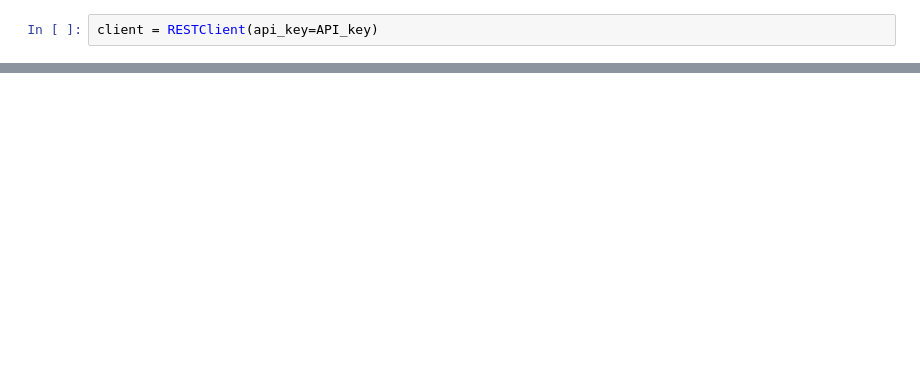
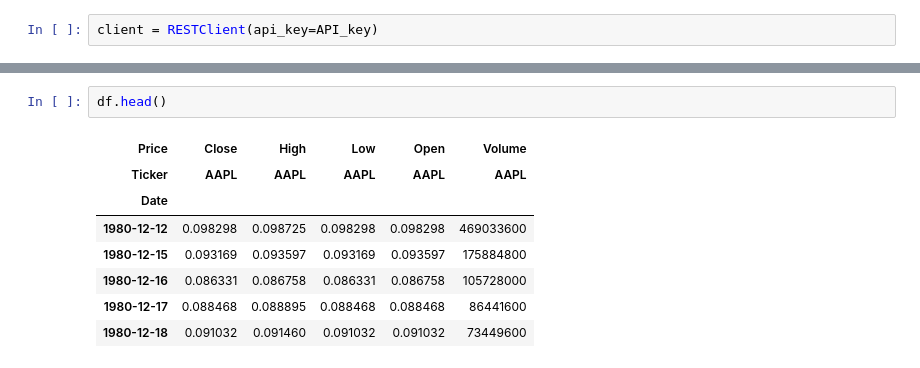
Before and after one commit to kumarbyes/project_stock_analysis, a Jupyter notebook: polygon_api/querying_polygon.ipynb, the cells around one changed output, grey strips where cells are left out. Cells and saved outputs as stored; diff of their text form; blank space fills up the shorter version.

```diff
--- a/polygon_api/querying_polygon.ipynb
+++ b/polygon_api/querying_polygon.ipynb
@@ -43,0 +52,11 @@ df.tail()
+# %%
+df.head()
+# %% [output]
+| Price | Close | High | Low | Open | Volume |
+| Ticker | AAPL | AAPL | AAPL | AAPL | AAPL |
+| Date |  |  |  |  |  |
+| 1980-12-12 | 0.098298 | 0.098725 | 0.098298 | 0.098298 | 469033600 |
+| 1980-12-15 | 0.093169 | 0.093597 | 0.093169 | 0.093597 | 175884800 |
+| 1980-12-16 | 0.086331 | 0.086758 | 0.086331 | 0.086758 | 105728000 |
+| 1980-12-17 | 0.088468 | 0.088895 | 0.088468 | 0.088468 | 86441600 |
+| 1980-12-18 | 0.091032 | 0.091460 | 0.091032 | 0.091032 | 73449600 |
```
Also changed, not shown: parts of 17 cells of this notebook, 8 other files.
